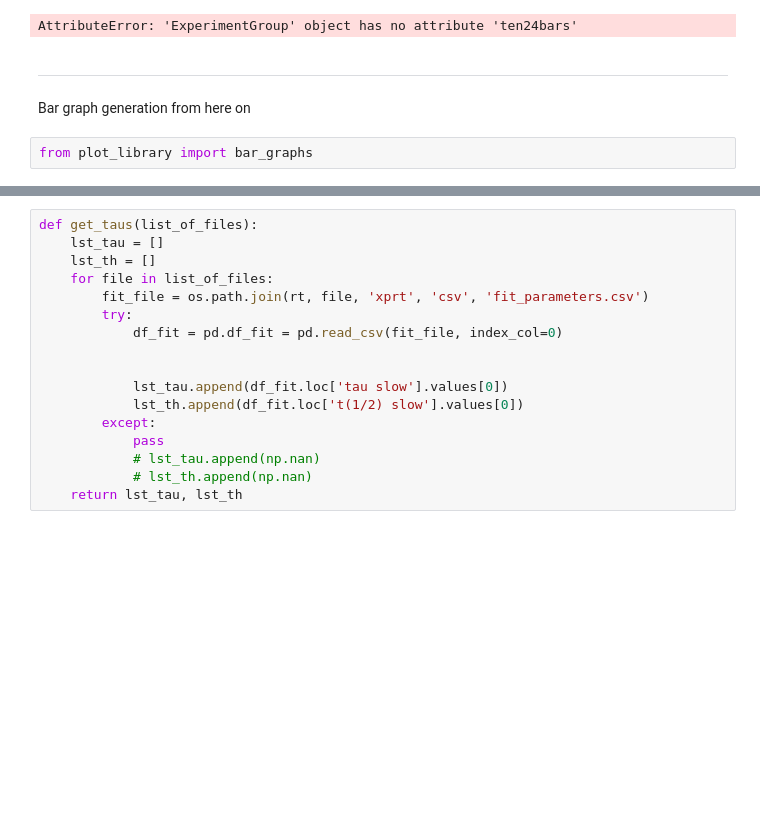
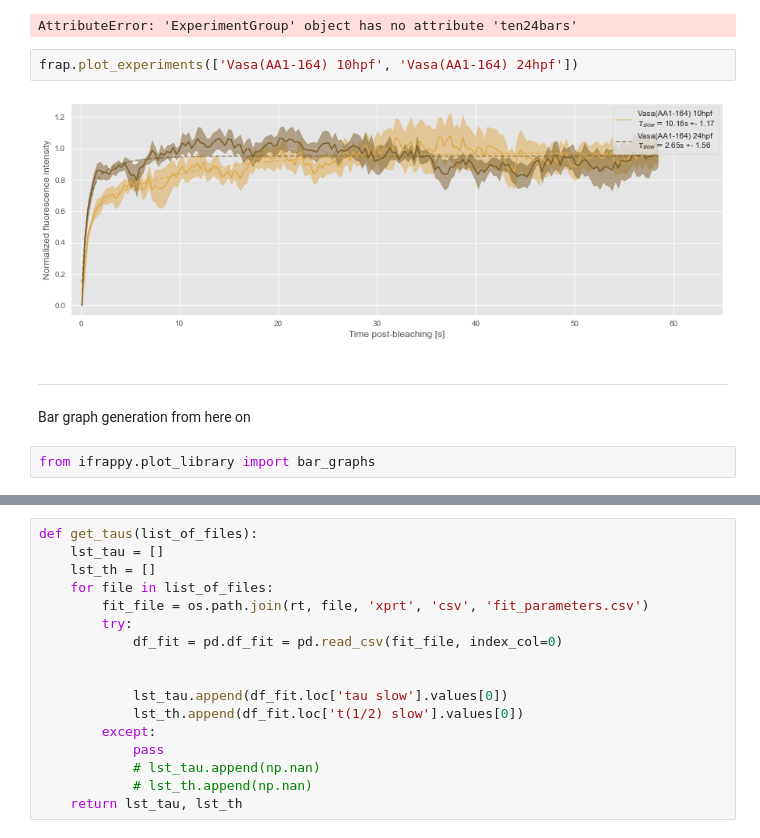
Before and after one commit to Julian-We/iFRAPpy, a Jupyter notebook: germgranule_components_FRAP.ipynb, the cells around one changed output, grey strips where cells are left out. Saved outputs shown, nothing was run; the diff lists cells and outputs as text; blank space fills up the shorter version.

```diff
--- a/germgranule_components_FRAP.ipynb
+++ b/germgranule_components_FRAP.ipynb
@@ -38,8 +67,12 @@ graGl = frap.add_experiment('Granulito OEx', 10, '/Volumes/HELHEIM/raw_data/2023
 frap.ten24bars()
 # %% [output]
 AttributeError: 'ExperimentGroup' object has no attribute 'ten24bars'
+# %%
+frap.plot_experiments(['Vasa(AA1-164) 10hpf', 'Vasa(AA1-164) 24hpf'])
+# %% [output]
+[figure, added]
 # %% [markdown]
 ***
 Bar graph generation from here on
 # %%
-from plot_library import bar_graphs
+from ifrappy.plot_library import bar_graphs
```
Also changed, not shown: parts of 22 cells of this notebook, 8 other files.
